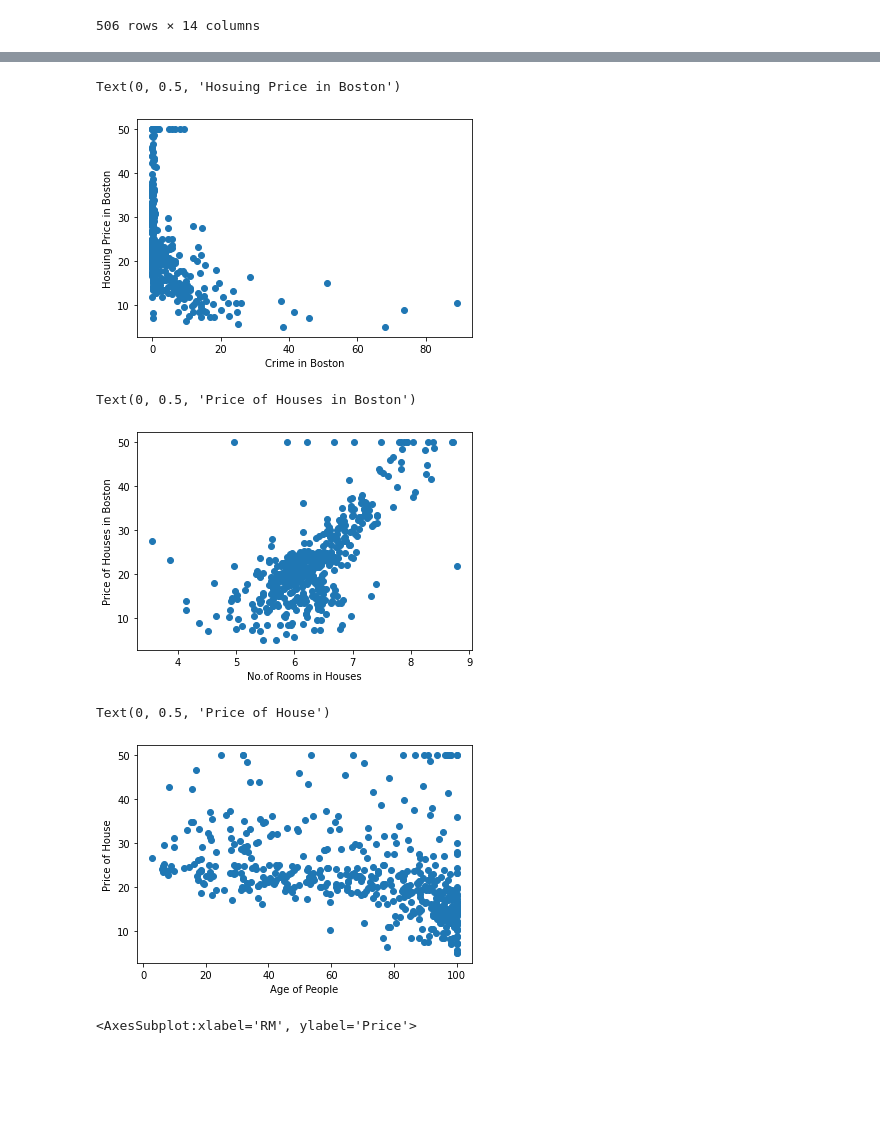
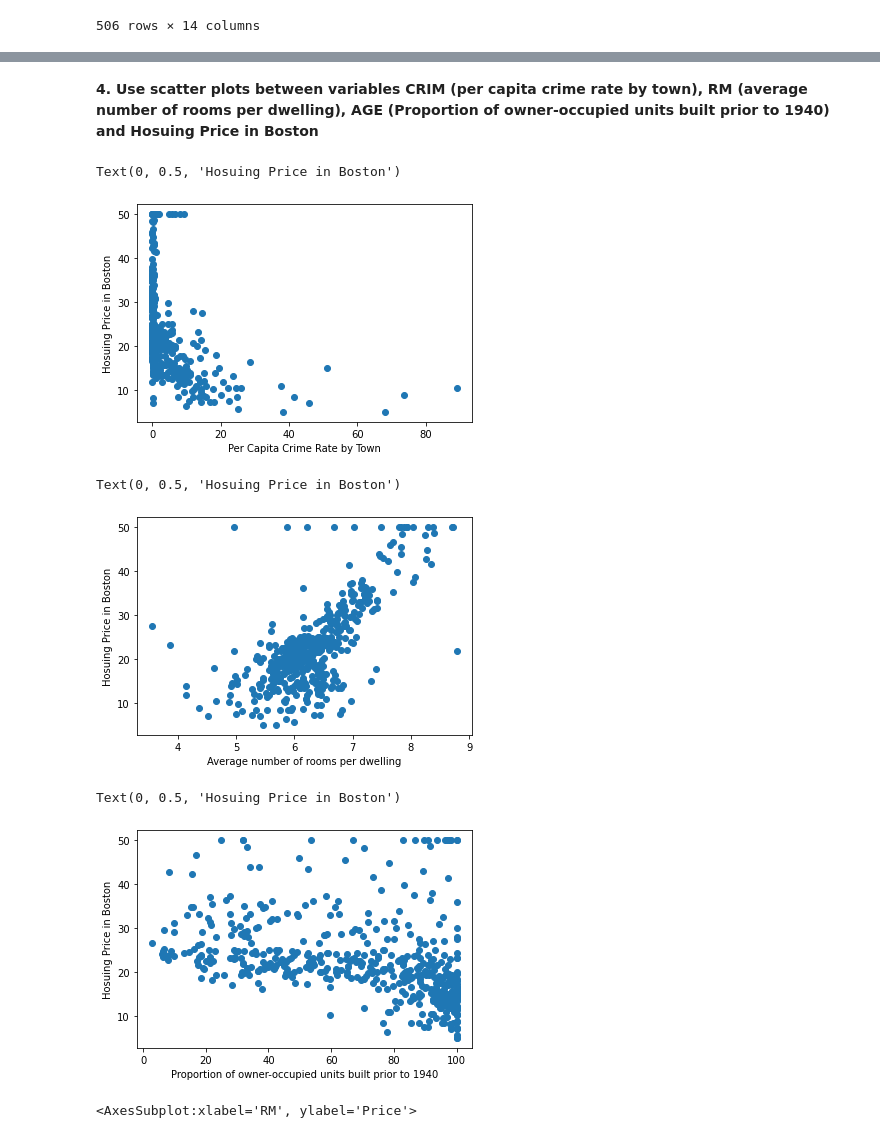
Before and after one commit to JayvardhanSingh99/Boston-Housing_Linear-Regression, a Jupyter notebook: Linear Regression in Boston Housing Dataset.ipynb, the cells around one changed output, grey strips where cells are left out. Saved outputs shown, nothing was run; the diff lists cells and outputs as text; code cells hidden in the pictures; blank space fills up the shorter version.

```diff
--- a/Linear Regression in Boston Housing Dataset.ipynb
+++ b/Linear Regression in Boston Housing Dataset.ipynb
@@ -162,24 +166,26 @@ memory usage: 55.5 KB
+# %% [markdown]
+**4. Use scatter plots between variables CRIM (per capita crime rate by town), RM (average number of rooms per dwelling), AGE (Proportion of owner-occupied units built prior to 1940) and Hosuing Price in Boston**
 # %%
 plt.scatter(bos.CRIM,bos.Price)
-plt.xlabel("Crime in Boston")
+plt.xlabel("Per Capita Crime Rate by Town")
 plt.ylabel("Hosuing Price in Boston")
 # %% [output]
 Text(0, 0.5, 'Hosuing Price in Boston')
-[figure, old version]
+[figure, new version]
 # %%
 plt.scatter(bos.RM,bos.Price)
-plt.xlabel('No.of Rooms in Houses')
-plt.ylabel('Price of Houses in Boston')
+plt.xlabel('Average number of rooms per dwelling')
+plt.ylabel('Hosuing Price in Boston')
 # %% [output]
-Text(0, 0.5, 'Price of Houses in Boston')
+Text(0, 0.5, 'Hosuing Price in Boston')
-[figure, old version]
+[figure, new version]
 # %%
 plt.scatter(bos.AGE,bos.Price)
-plt.xlabel('Age of People')
-plt.ylabel('Price of House')
+plt.xlabel('Proportion of owner-occupied units built prior to 1940')
+plt.ylabel('Hosuing Price in Boston')
 # %% [output]
-Text(0, 0.5, 'Price of House')
+Text(0, 0.5, 'Hosuing Price in Boston')
-[figure, old version]
+[figure, new version]
 # %%
 sns.regplot(x='RM', y='Price', data=bos, fit_reg=True)
 # %% [output]
```
Also changed, not shown: parts of 35 cells of this notebook.
